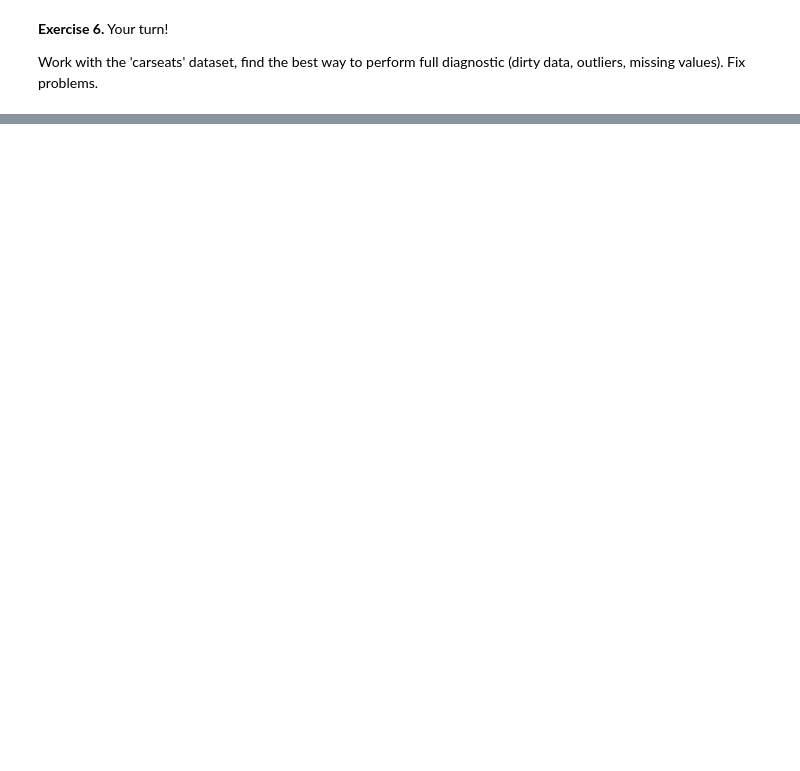
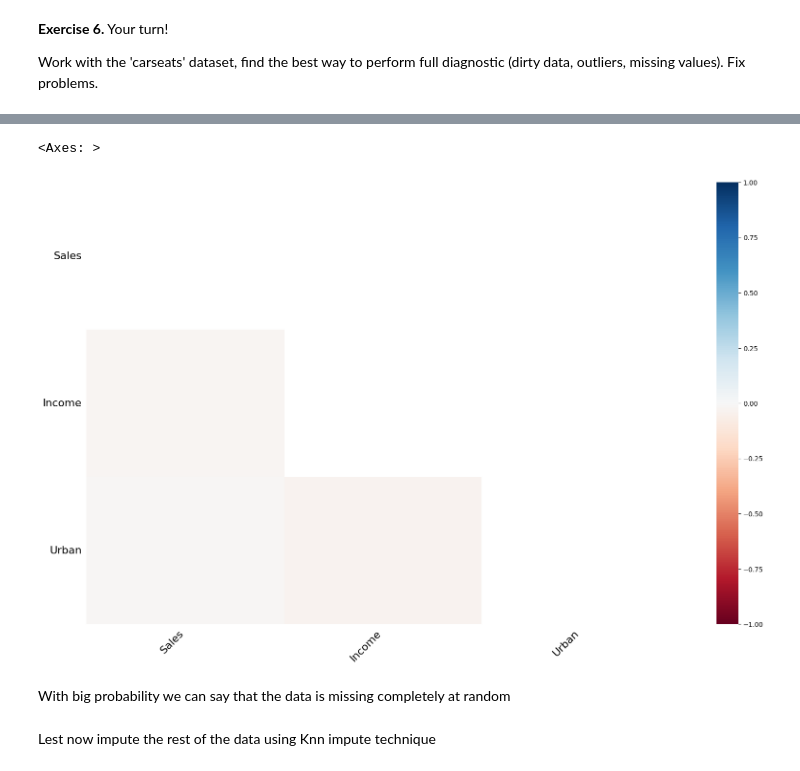
Before and after one commit to RodionM777/Desc-stat-R-W-2025, a Jupyter notebook: Exercise 4.ipynb, the cells around one changed output, grey strips where cells are left out. Cells and saved outputs as stored; diff of their text form; code cells hidden in the pictures; blank space fills up the shorter version.

```diff
--- a/Exercise 4.ipynb
+++ b/Exercise 4.ipynb
@@ -715,0 +926,9 @@ Work with the 'carseats' dataset, find the best way to perform full diagnostic (
+# %%
+msno.heatmap(carseats)
+# %% [output]
+<Axes: >
+[figure, added]
+# %% [markdown]
+With big probability we can say that the data is missing completely at random
+# %% [markdown]
+Lest now impute the rest of the data using Knn impute technique
```
Also changed, not shown: parts of 19 cells of this notebook, 1 other file.
